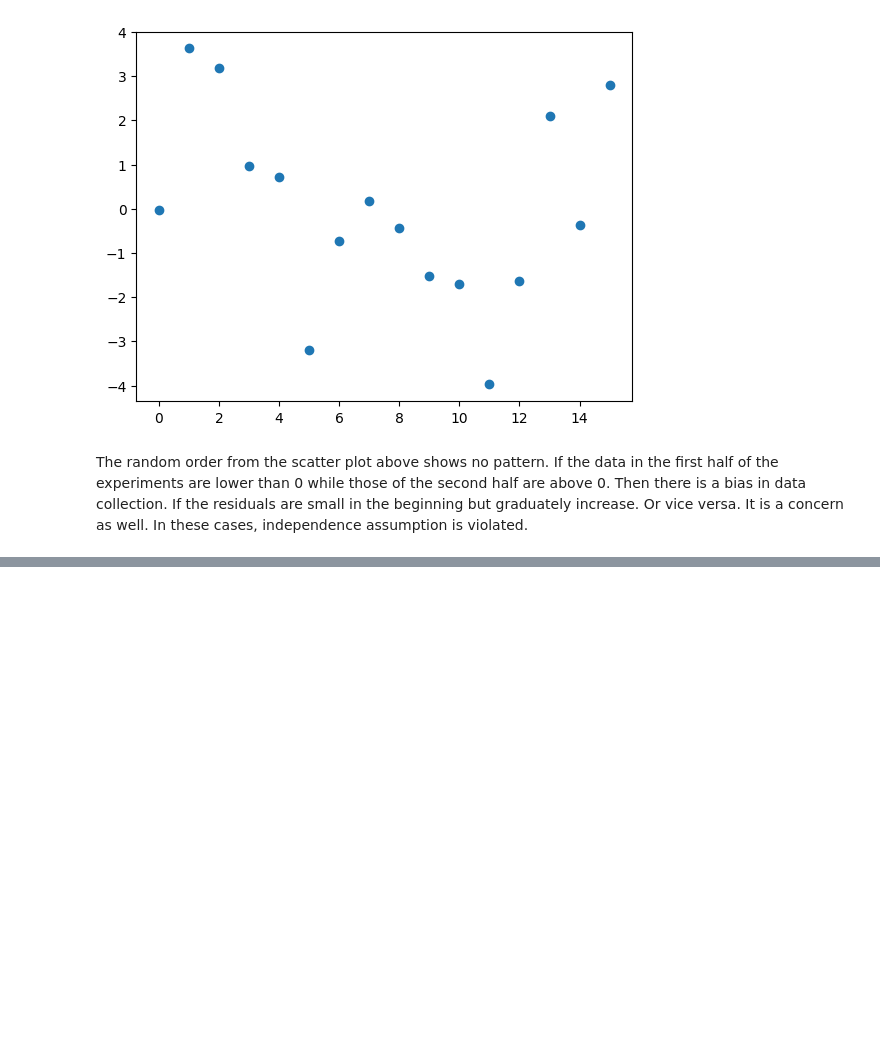
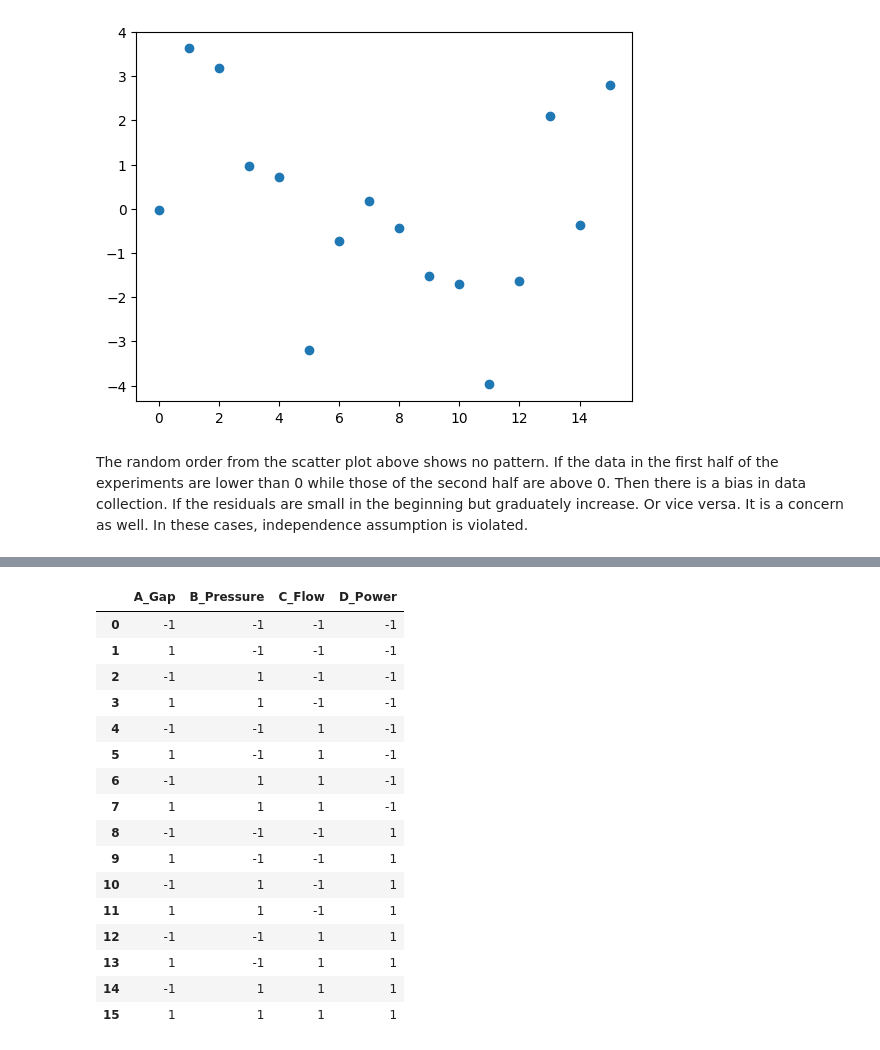
Before and after one commit to changsksu/IMSE_Data_Science, a Jupyter notebook: Two_Level_Factorial_Analysis.ipynb, the cells around one changed output, grey strips where cells are left out. Drawn from its saved outputs; the diff is of its cells as text; code cells hidden in the pictures; blank space fills up the shorter version.

```diff
--- a/Two_Level_Factorial_Analysis.ipynb
+++ b/Two_Level_Factorial_Analysis.ipynb
@@ -363,0 +399,21 @@ The random order from the scatter plot above shows no pattern. If the data in th
+# %%
+Xmain=df[['A_Gap', 'B_Pressure', 'C_Flow', 'D_Power']][0:16]
+Xmain
+# %% [output]
+|  | A_Gap | B_Pressure | C_Flow | D_Power |
+| 0 | -1 | -1 | -1 | -1 |
+| 1 | 1 | -1 | -1 | -1 |
+| 2 | -1 | 1 | -1 | -1 |
+| 3 | 1 | 1 | -1 | -1 |
+| 4 | -1 | -1 | 1 | -1 |
+| 5 | 1 | -1 | 1 | -1 |
+| 6 | -1 | 1 | 1 | -1 |
+| 7 | 1 | 1 | 1 | -1 |
+| 8 | -1 | -1 | -1 | 1 |
+| 9 | 1 | -1 | -1 | 1 |
+| 10 | -1 | 1 | -1 | 1 |
+| 11 | 1 | 1 | -1 | 1 |
+| 12 | -1 | -1 | 1 | 1 |
+| 13 | 1 | -1 | 1 | 1 |
+| 14 | -1 | 1 | 1 | 1 |
+| 15 | 1 | 1 | 1 | 1 |
```
Also changed, not shown: parts of 13 cells of this notebook.
